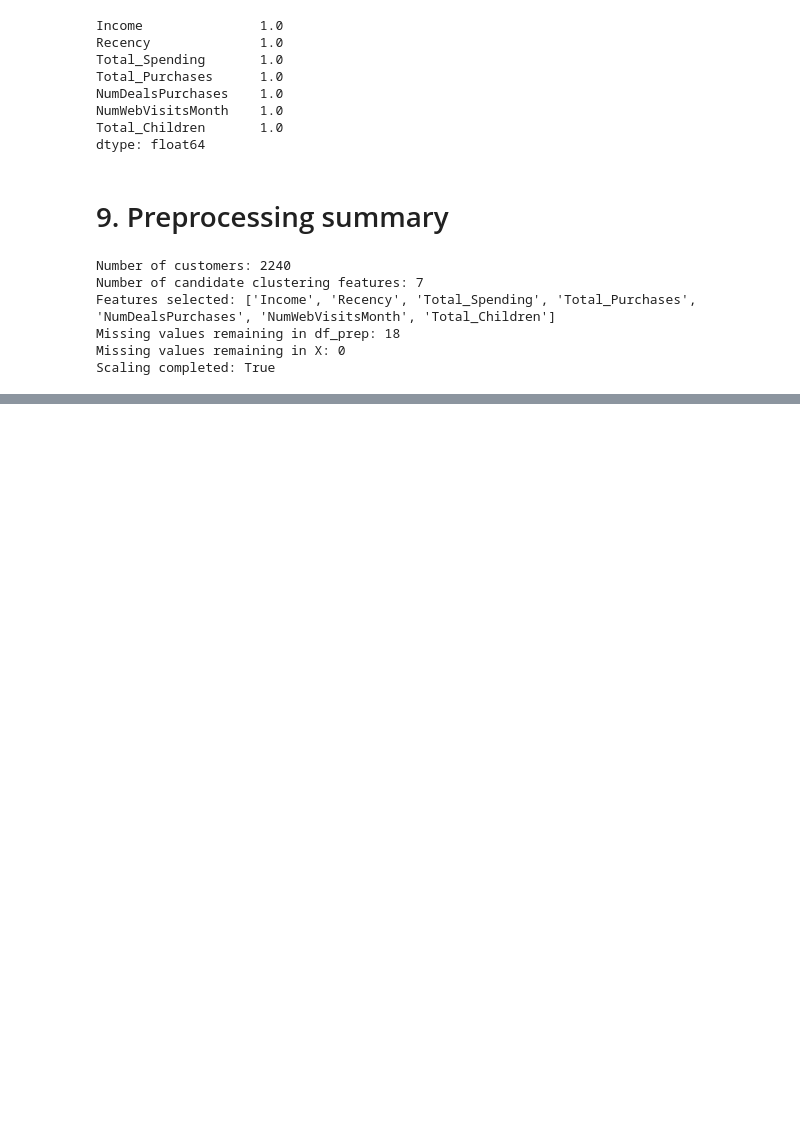
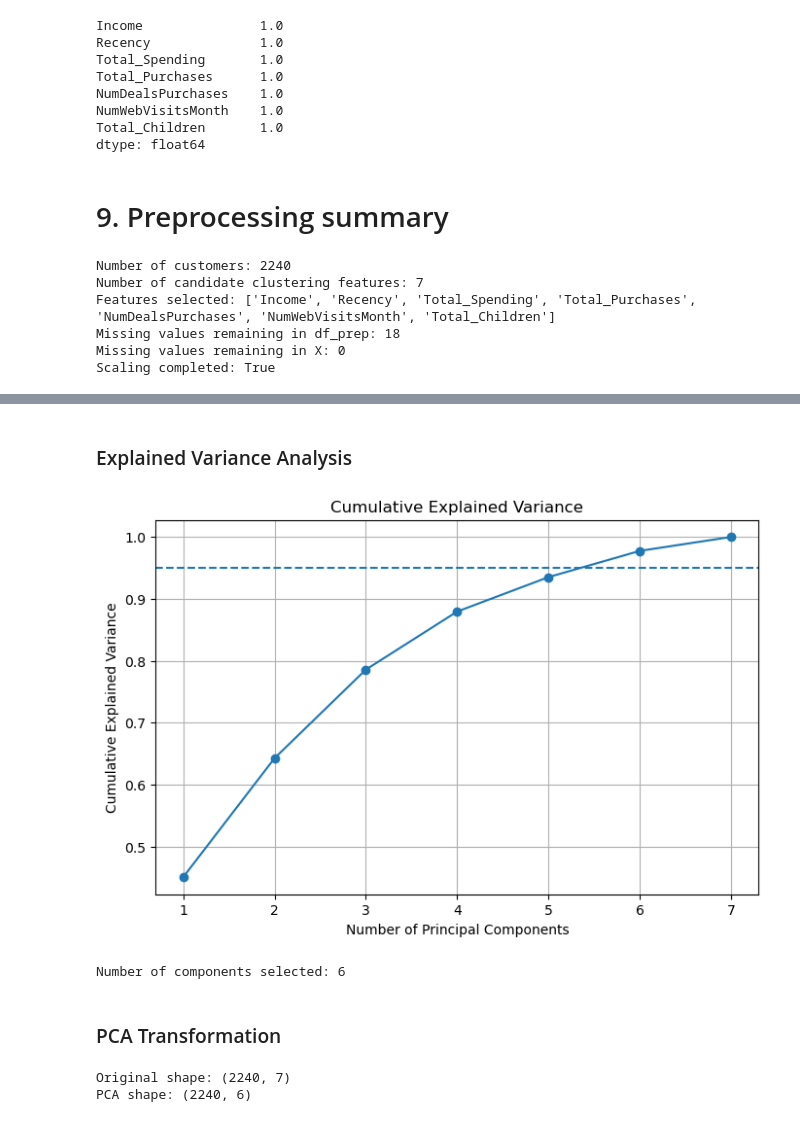
Before and after one commit to N-Shivaram25/Customer_Segmentation, a Jupyter notebook: Customer_Segmentation_EDA.ipynb, the cells around one changed output, grey strips where cells are left out. Drawn from its saved outputs; the diff is of its cells as text; code cells hidden in the pictures; blank space fills up the shorter version.

```diff
--- a/Customer_Segmentation_EDA.ipynb
+++ b/Customer_Segmentation_EDA.ipynb
@@ -1242,0 +1245,11 @@ Scaling completed: True
+# %%
+#Checking explained variance
+from sklearn.decomposition import PCA
+
+pca = PCA()
+
+X_pca = pca.fit_transform(X_scaled)
+
+explained_variance = pca.explained_variance_ratio_
+
+explained_variance
@@ -1242,0 +1259,5 @@ Scaling completed: True
+# %%
+#Calculate cumulative explained variance
+cumulative_variance = explained_variance.cumsum()
+
+cumulative_variance
@@ -1242,0 +1284,42 @@ Scaling completed: True
+# %% [markdown]
+### Explained Variance Analysis
+# %%
+#Plot explained variance
+plt.figure(figsize=(8,5))
+
+plt.plot(
+    range(1, len(cumulative_variance) + 1),
+    cumulative_variance,
+    marker="o"
+)
+
+plt.axhline(y=0.95, linestyle="--")
+
+plt.xlabel("Number of Principal Components")
+plt.ylabel("Cumulative Explained Variance")
+plt.title("Cumulative Explained Variance")
+plt.xticks(range(1, len(cumulative_variance) + 1))
+plt.grid(True)
+plt.show()
+# %% [output]
+[figure, added]
+# %%
+#Select the number of components
+n_components = (cumulative_variance >= 0.95).argmax() + 1
+
+print("Number of components selected:", n_components)
+# %% [output]
+Number of components selected: 6
+# %% [markdown]
+### PCA Transformation
+# %%
+#Applying PCA with the selected components
+pca = PCA(n_components=n_components)
+
+X_pca = pca.fit_transform(X_scaled)
+
+print("Original shape:", X_scaled.shape)
+print("PCA shape:", X_pca.shape)
+# %% [output]
+Original shape: (2240, 7)
+PCA shape: (2240, 6)
```
Also changed, not shown: parts of 31 cells of this notebook.
